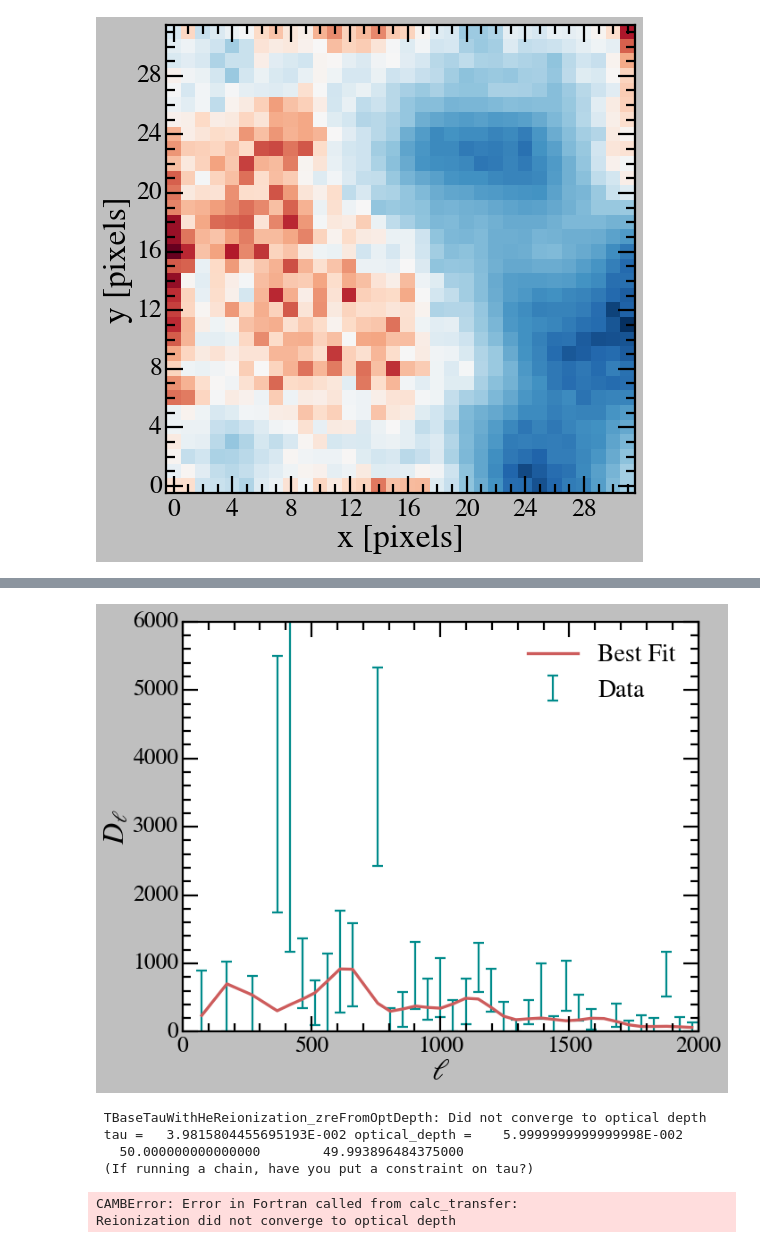
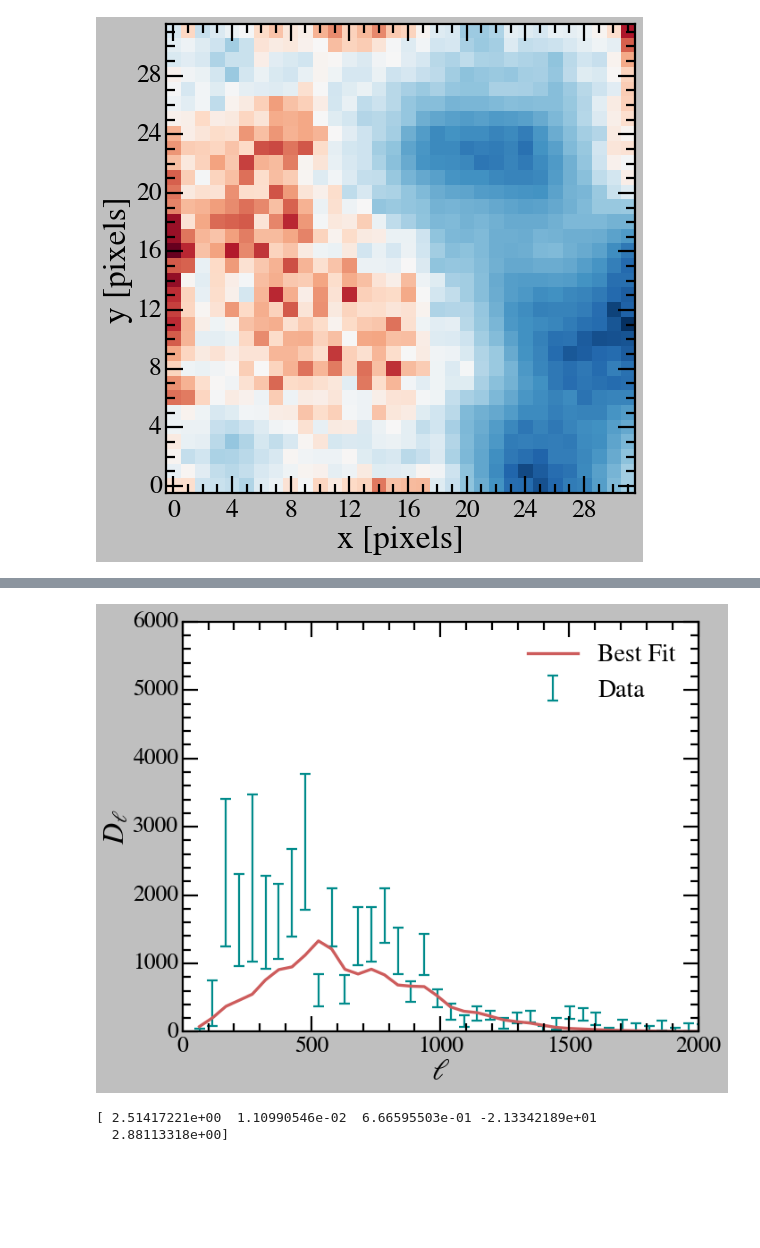
Before and after one commit to vinh-qtran/8.942_week_13, a Jupyter notebook: analysis.ipynb, the cells around one changed output, grey strips where cells are left out. Cells and saved outputs as stored; diff of their text form; code cells hidden in the pictures; blank space fills up the shorter version.

```diff
--- a/analysis.ipynb
+++ b/analysis.ipynb
@@ -327,6 +317,21 @@ def naive_PS_estimator(map1, map2, pix_size, l_bin_edges):
 
     """
 
+    # performs windowing
+    alpha = 0.2
+    num_rows = len(map1)
+    num_cols = len(map1[0])
+    tukey_rows = tukey(num_rows, alpha = alpha, sym = False)
+    tukey_cols = tukey(num_cols, alpha = alpha, sym = False)
+    power_change_factor = 0
+    for i in range(len(map1)):
+        for j in range(len(map1[0])):
+            map1[i][j] *= tukey_rows[i] * tukey_cols[j]
+            map2[i][j] *= tukey_rows[i] * tukey_cols[j]
+            power_change_factor += tukey_rows[i] * tukey_cols[j]
+    power_change_factor /= (num_rows * num_cols)
+
+    # code kiyo gave us
     al1 = fft.fft2(map1) * pix_size**2
     al2 = fft.fft2(map2) * pix_size**2
     Cl_2D_11 = abs(al1)**2
@@ -351,7 +356,7 @@ def naive_PS_estimator(map1, map2, pix_size, l_bin_edges):
     Cl_22 /= (n_modes * map1.size * pix_size**2)
     Cl_12 /= (n_modes * map1.size * pix_size**2)
     Cl_12_var = (Cl_11*Cl_22 + Cl_12**2) / n_modes
-    return Cl_12, n_modes, Cl_12_var
+    return Cl_12 / power_change_factor, n_modes, Cl_12_var / power_change_factor
 
 def run_camb(h, ombh2, omch2, lnAs, ns):
     pars = camb.CAMBparams()
@@ -372,7 +377,7 @@ class PowerSpectrum:
     def __init__(self,
                  grid_data_1, grid_data_2,
                  pixel_size=pixel_size,
-                 l_bin_edges=np.linspace(50, 2000, 41)):
+                 l_bin_edges=np.linspace(40, 2040, 40)):
 
         self.pixel_size = pixel_size
         self.l_bin_edges = l_bin_edges
@@ -396,7 +401,9 @@ class PowerSpectrum:
         self.Cl_var = self.Cl_var[~nan_mask]
 
     def model_spectrum(self, params):
+        theta_beam = 0.00088934    # radians
         ell, DlTT = run_camb(*params)
+        DlTT *= np.exp(-1 * ell ** 2 * theta_beam ** 2 / 2) ** 2    # accounts for finite telescope resolution
         return interp1d(ell, DlTT)(self.l)
 
     def chi2(self, params):
@@ -434,30 +441,35 @@ class PowerSpectrum:
 
         plt.show()
 # %%
+data_sizes = {
+    #'small' : (128,32),    # suboptimal statistics so we don't use
+    'large' : (256,64),
+    #'really_large' : (512,128),    # making this map was too computationally expensive
+}
+
 for data_size in data_sizes:
     if not os.path.exists(f'{processed_data_dir}/{data_size}_1.npy') and not os.path.exists(f'{processed_data_dir}/{data_size}_2.npy'):
         print(f'{data_size} dataset not processed')
         continue
 
     power_spectrum = PowerSpectrum(
         np.load(f'{processed_data_dir}/{data_size}_1.npy'),
         np.load(f'{processed_data_dir}/{data_size}_2.npy')
     )
 
     fit_results = power_spectrum.fit([0.7, 0.022, 0.12, 3.0, 0.96])
     if not fit_results['success']:
         print(f'{data_size} fit failed')
         print(fit_results['message'])
         continue
 
     best_fit_params = fit_results['params']
 
     power_spectrum.show_power_spectrum(best_fit_params,f'{visualizations_dir}/{data_size}_power_spectrum.png')
 # %% [output]
-[figure, old version]
+[figure, new version]
- TBaseTauWithHeReionization_zreFromOptDepth: Did not converge to optical depth
- tau =   3.9815804455695193E-002 optical_depth =    5.9999999999999998E-002
-   50.000000000000000        49.993896484375000
- (If running a chain, have you put a constraint on tau?)
-CAMBError: Error in Fortran called from calc_transfer:
-Reionization did not converge to optical depth
+# %%
+print(best_fit_params)
+# %% [output]
+[ 2.51417221e+00  1.10990546e-02  6.66595503e-01 -2.13342189e+01
+  2.88113318e+00]
```
Also changed, not shown: parts of 2 cells of this notebook.
